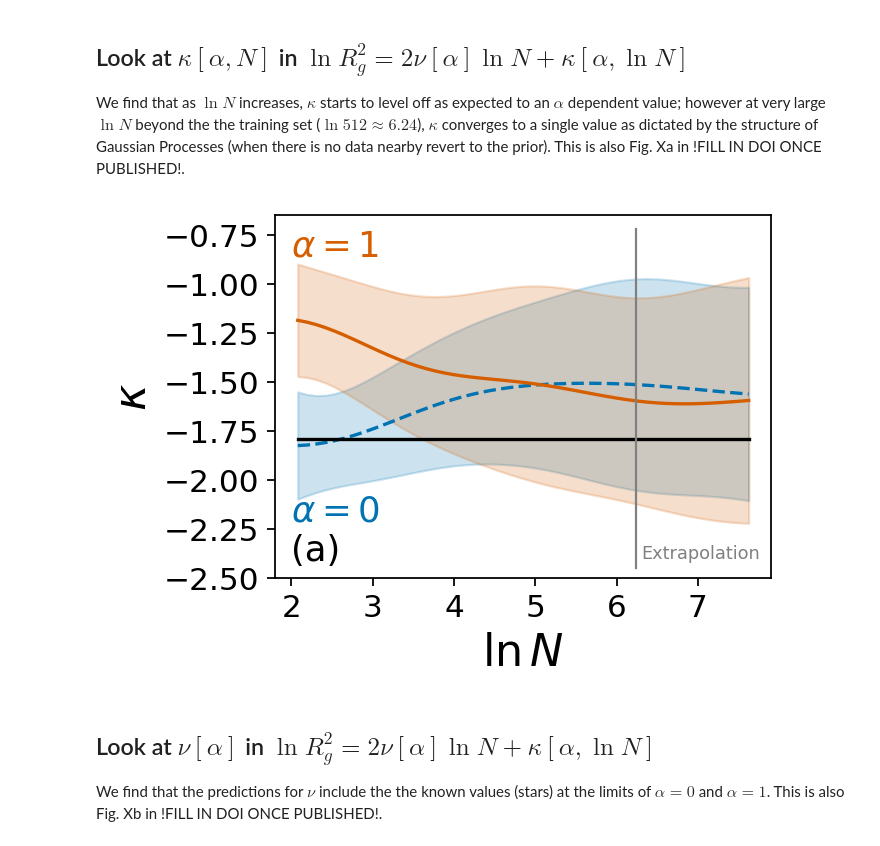
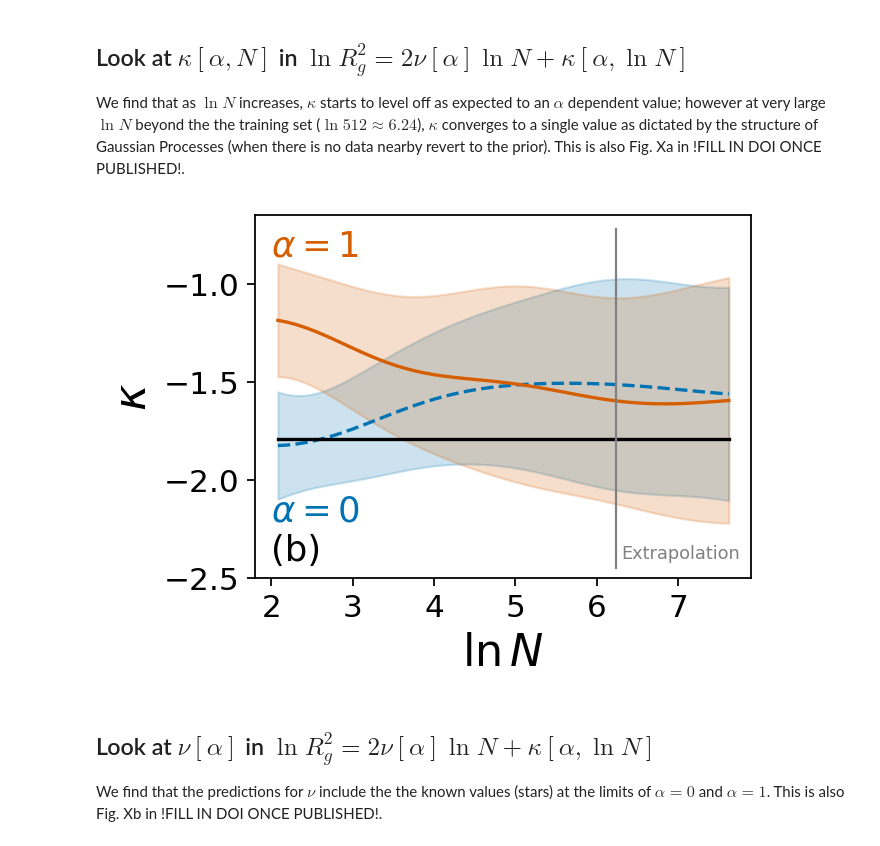
Before and after one commit to usnistgov/TaML, a Jupyter notebook: notebooks/MethodComparison_GPR_HeteroscedasticNoise.ipynb, the cells around one changed output. Cells and saved outputs as stored; diff of their text form; code cells hidden in the pictures.

```diff
--- a/notebooks/MethodComparison_GPR_HeteroscedasticNoise.ipynb
+++ b/notebooks/MethodComparison_GPR_HeteroscedasticNoise.ipynb
@@ -572,35 +572,36 @@ plt.plot(Xnew1[:, 0], meanB1+np.log(1/6), color=cmap[3])  # ,label='lambda=0')
 plt.fill_between(
     Xnew1[:, 0],
     (meanB1[:, 0] - 1.96 * np.sqrt(varB1) + np.log(1/6)),
     (meanB1[:, 0] + 1.96 * np.sqrt(varB1) + np.log(1/6)),
     color=cmap[3],
     alpha=0.2,
 )
 
 plt.plot(Xnew0[:, 0], Xnew0[:, 0]*0+np.log(1/6), color="k")
 
 # Plot extrapolation line
 plt.plot([np.log(512), np.log(512)], [-2.45, -0.72], "-",
          color='grey', lw=1, label='Difference prior')
 plt.text(6.3, -2.4, 'Extrapolation', color='grey', fontsize=8)
 
 plt.xlabel(r'$\ln N$', fontsize=20)
 plt.ylabel(r'$\kappa$', fontsize=20)
 # plt.legend(fontsize=20)
 plt.ylim([-.8-1.7, 1-1.7+.05])
+plt.yticks(np.arange(-2.5, -.5, step=0.5))
 
 plt.xticks(fontsize=14)
 plt.yticks(fontsize=14)
 
-plt.text(2, -0.85+np.log(1/6)+constant, '(a)', fontsize=16)
+plt.text(2, -0.85+np.log(1/6)+constant, '(b)', fontsize=16)
 
 plt.text(2, -.65+np.log(1/6)+constant,
          r'$\alpha=0$', fontsize=16, color=cmap[0])
 plt.text(2, .7+np.log(1/6)+constant, r'$\alpha=1$', fontsize=16, color=cmap[3])
 plt.savefig('kappa.pdf', bbox_inches='tight')
 plt.show()
 # %% [output]
-[figure, old version]
+[figure, new version]
 # %% [markdown]
 ## Look at $\nu[\alpha]$ in $\ln R_g^2 = 2\nu[\alpha] \ln N + \kappa[\alpha,\ln N]$
 We find that the predictions for $\nu$ include the the known values (stars) at the limits of $\alpha=0$ and $\alpha=1$. This is also Fig. Xb in !FILL IN DOI ONCE PUBLISHED!.
```
Also changed, not shown: parts of 2 cells of this notebook.
